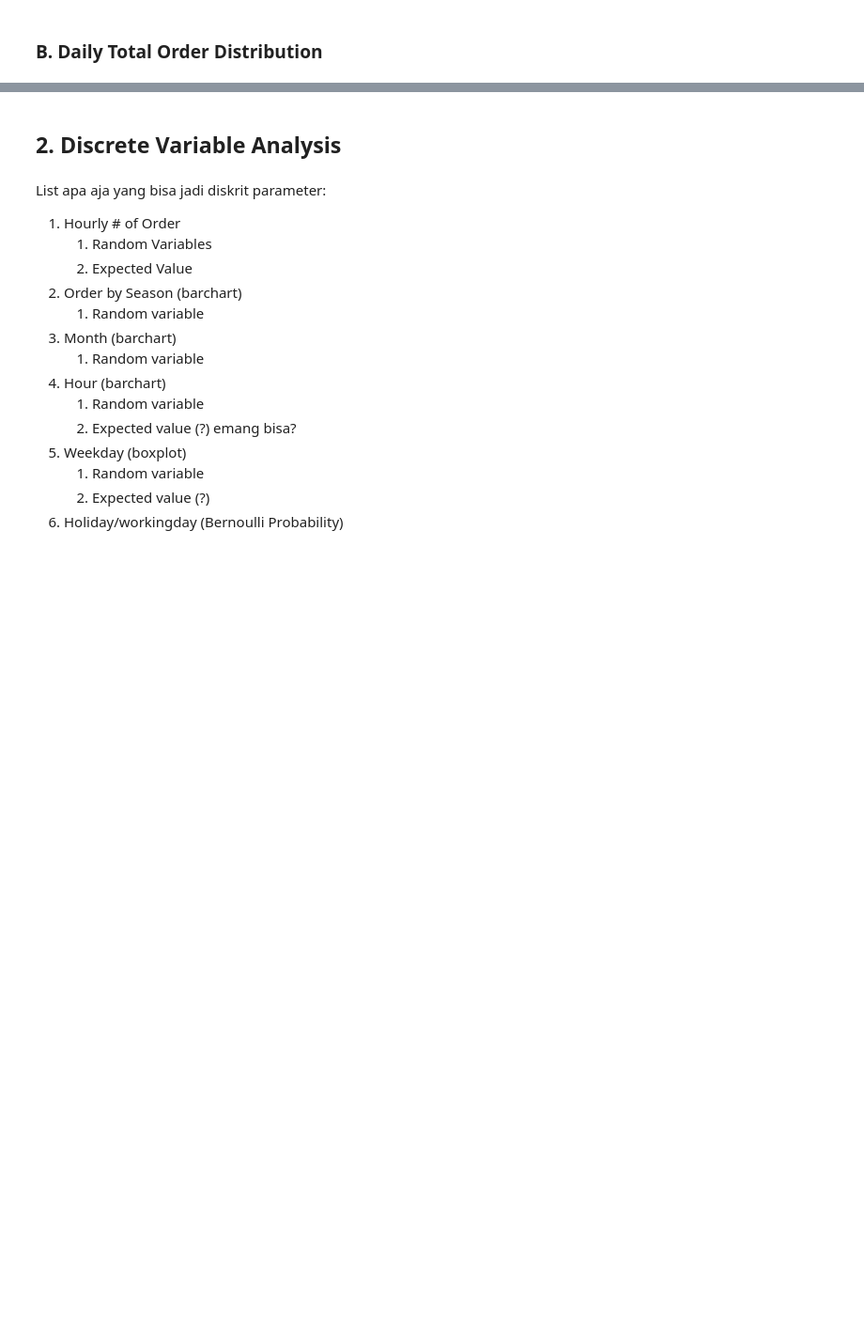
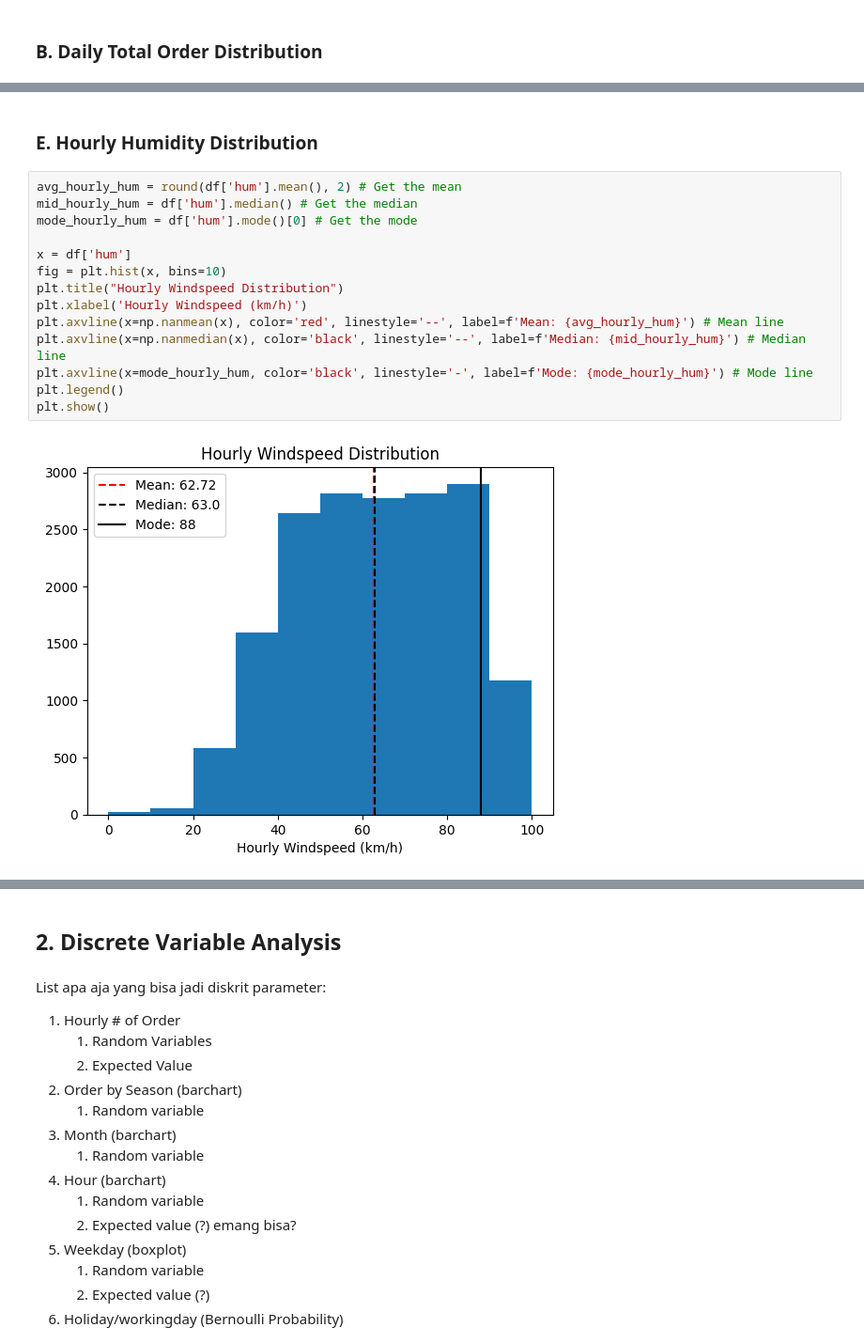
Before and after one commit to bagusfarisa/bike-sharing-demand-probability-analysis, a Jupyter notebook: bikesharing.ipynb, the cells around one changed output, grey strips where cells are left out. Shown at 94% size. Cells and saved outputs as stored; diff of their text form; blank space fills up the shorter version.

```diff
--- a/bikesharing.ipynb
+++ b/bikesharing.ipynb
@@ -82,0 +103,18 @@ Ide EDA:
+# %% [markdown]
+### E. Hourly Humidity Distribution
+# %%
+avg_hourly_hum = round(df['hum'].mean(), 2) # Get the mean
+mid_hourly_hum = df['hum'].median() # Get the median
+mode_hourly_hum = df['hum'].mode()[0] # Get the mode
+
+x = df['hum']
+fig = plt.hist(x, bins=10)
+plt.title("Hourly Windspeed Distribution")
+plt.xlabel('Hourly Windspeed (km/h)')
+plt.axvline(x=np.nanmean(x), color='red', linestyle='--', label=f'Mean: {avg_hourly_hum}') # Mean line
+plt.axvline(x=np.nanmedian(x), color='black', linestyle='--', label=f'Median: {mid_hourly_hum}') # Median line
+plt.axvline(x=mode_hourly_hum, color='black', linestyle='-', label=f'Mode: {mode_hourly_hum}') # Mode line
+plt.legend()
+plt.show()
+# %% [output]
+[figure, added]
```
Also changed, not shown: parts of 9 cells of this notebook.
